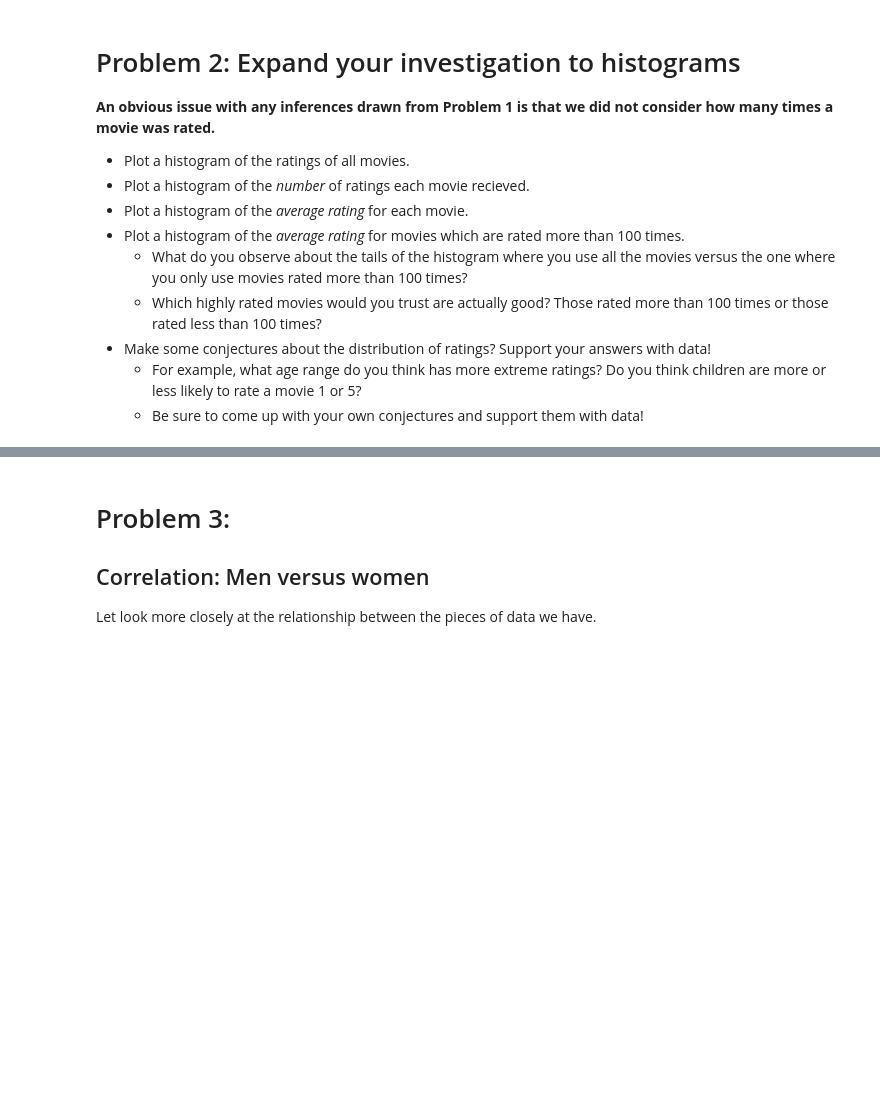
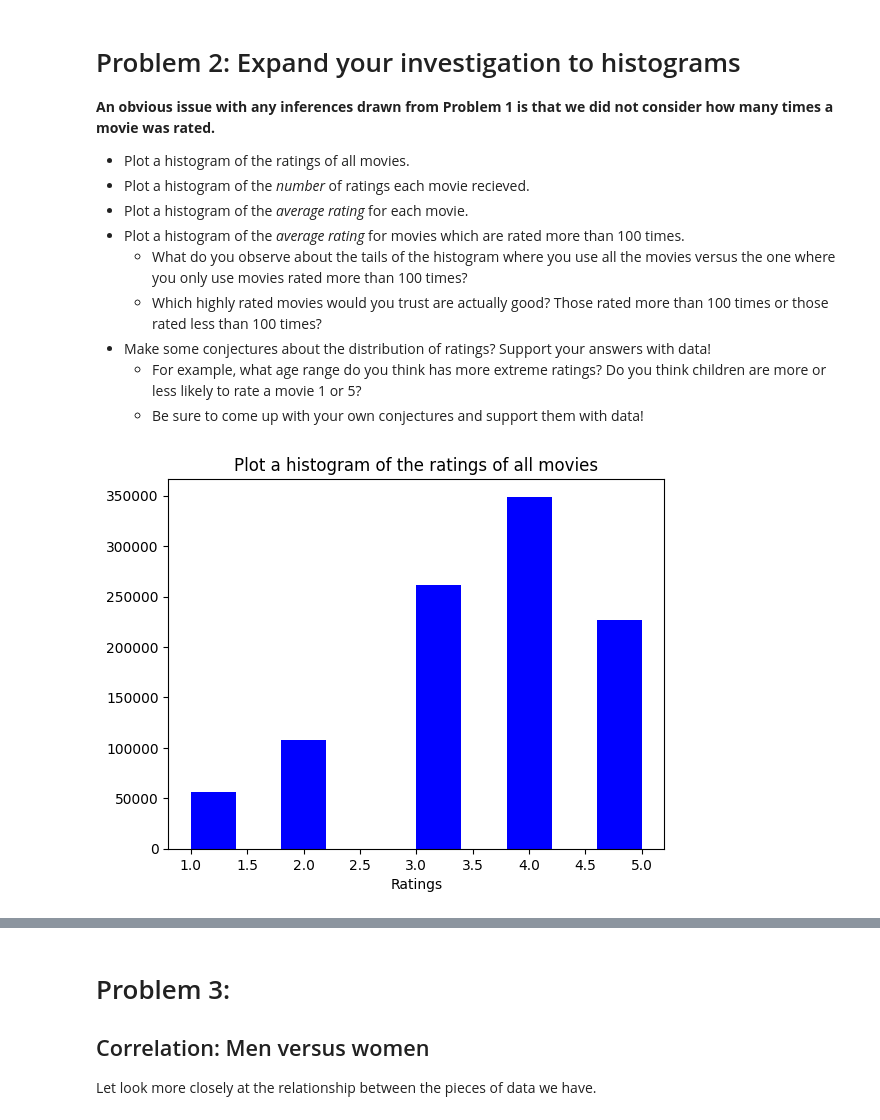
Before and after one commit to kwansawanth/bggdata, a Jupyter notebook: Copy_of_Project2_66.ipynb, the cells around one changed output, grey strips where cells are left out. Saved outputs shown, nothing was run; the diff lists cells and outputs as text; code cells hidden in the pictures; blank space fills up the shorter version.

```diff
--- a/Copy_of_Project2_66.ipynb
+++ b/Copy_of_Project2_66.ipynb
@@ -236,0 +247,11 @@ plt.show()
+# %%
+#Plot a histrogram of the ratinds all movies.
+#plt.bar([1,2,3],sample_data['PetalLength'],color=['r','g','b'])
+df_hist = df_all[['Title','Rating']]
+df_hist = df_hist.set_index('Title')
+plt.hist(df_hist,color=['b'])
+plt.title('Plot a histogram of the ratings of all movies')
+plt.xlabel('Ratings')
+plt.show()
+# %% [output]
+[figure, added]
```
Also changed, not shown: parts of 13 cells of this notebook.
